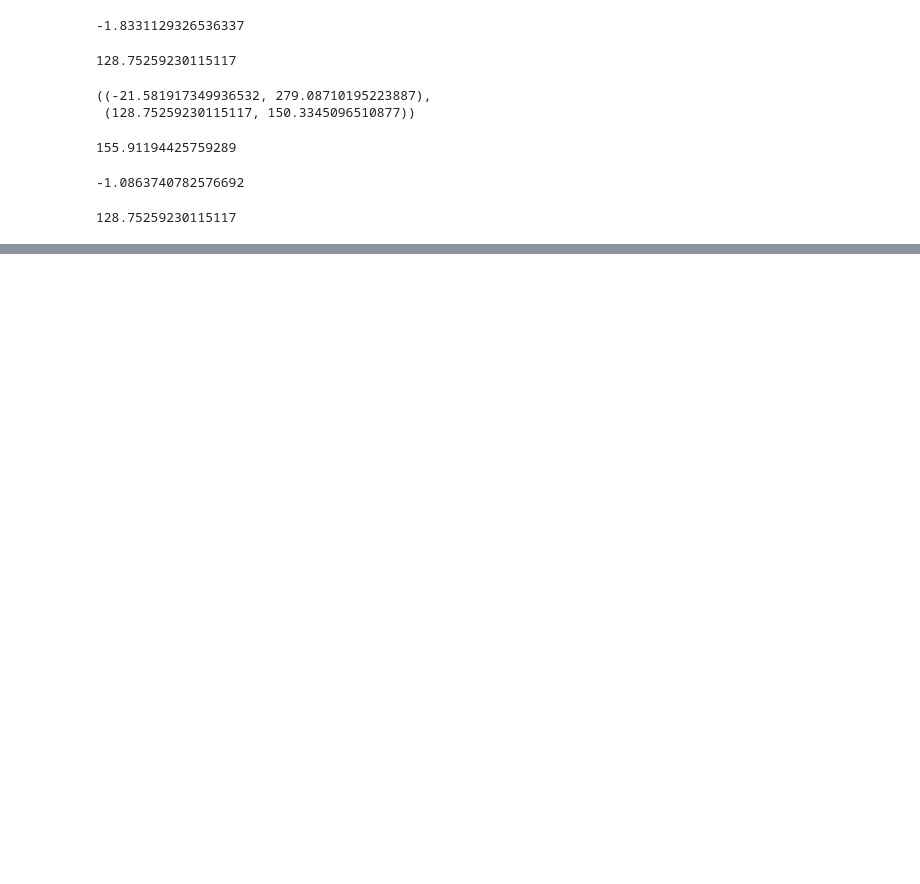
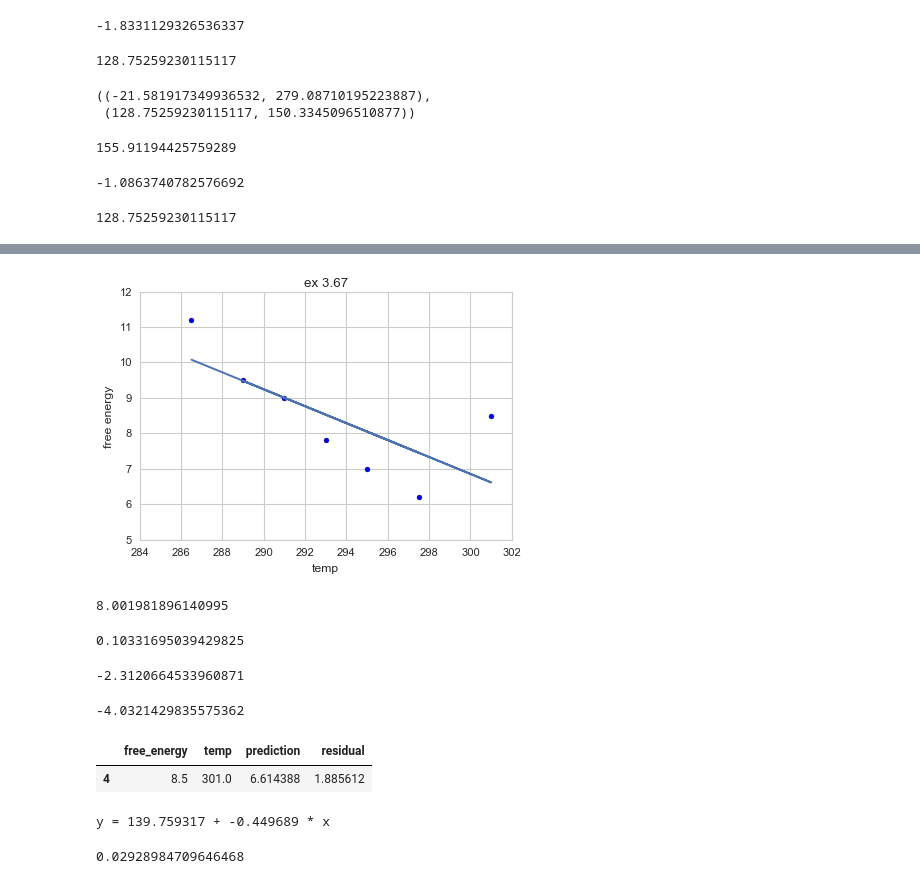
Before and after one commit to rickhaffey/stats-rams, a Jupyter notebook: exercises/Chapter 03 - Exercises.ipynb, the cells around one changed output, grey strips where cells are left out. Cells and saved outputs as stored; diff of their text form; code cells hidden in the pictures; blank space fills up the shorter version.

```diff
--- a/exercises/Chapter 03 - Exercises.ipynb
+++ b/exercises/Chapter 03 - Exercises.ipynb
@@ -897,0 +1135,63 @@ b0 + b1 * 25
+# %%
+# c
+seedgerm['prediction'] = beta0 + beta1 * seedgerm.temp
+plt.scatter(seedgerm.temp, seedgerm.free_energy)
+plt.plot(seedgerm.temp, seedgerm.prediction)
+plt.xlabel("temp")
+plt.ylabel("free energy")
+plt.title("ex 3.67")
+plt.show();
+# %% [output]
+[figure, added]
+# %%
+# d
+seedgerm['residual'] = seedgerm.free_energy - seedgerm.prediction
+SSE = seedgerm.residual.apply(lambda x: math.pow(x, 2)).sum()
+SSE
+# %% [output]
+8.001981896140995
+# %%
+sSquared = SSE / (n - 2)
+s = math.sqrt(sSquared)
+sBeta1 = s / math.sqrt(SSxx)
+sBeta1
+# %% [output]
+0.10331695039429825
+# %%
+t = beta1 / sBeta1
+t
+# %% [output]
+-2.3120664533960871
+# %%
+tRej = stats.t.ppf(0.01 / 2, n - 2)
+tRej
+# %% [output]
+-4.0321429835575362
+# %%
+# e
+seedgerm[seedgerm.temp > 300]
+# %% [output]
+|  | free_energy | temp | prediction | residual |
+| 4 | 8.5 | 301.0 | 6.614388 | 1.885612 |
+# %%
+# f
+seedgerm = seedgerm[seedgerm.temp < 300]
+
+n = len(seedgerm)
+SSxy = seedgerm.cov()['temp']['free_energy'] * (n - 1)
+SSxx = seedgerm.temp.var() * (n - 1)
+beta1 = SSxy / SSxx
+beta0 = seedgerm.free_energy.mean() - beta1 * seedgerm.temp.mean()
+print("y = %f + %f * x" % (beta0, beta1))
+# %% [output]
+y = 139.759317 + -0.449689 * x
+# %%
+seedgerm.prediction = beta0 + beta1 * seedgerm.temp
+seedgerm.residual = seedgerm.free_energy - seedgerm.prediction
+SSE = seedgerm.residual.apply(lambda x: math.pow(x, 2)).sum()
+sSquared = SSE / (n - 2)
+s = math.sqrt(sSquared)
+sBeta1 = s / math.sqrt(SSxx)
+sBeta1
+# %% [output]
+0.02928984709646468
```
Also changed, not shown: parts of 55 cells of this notebook.
